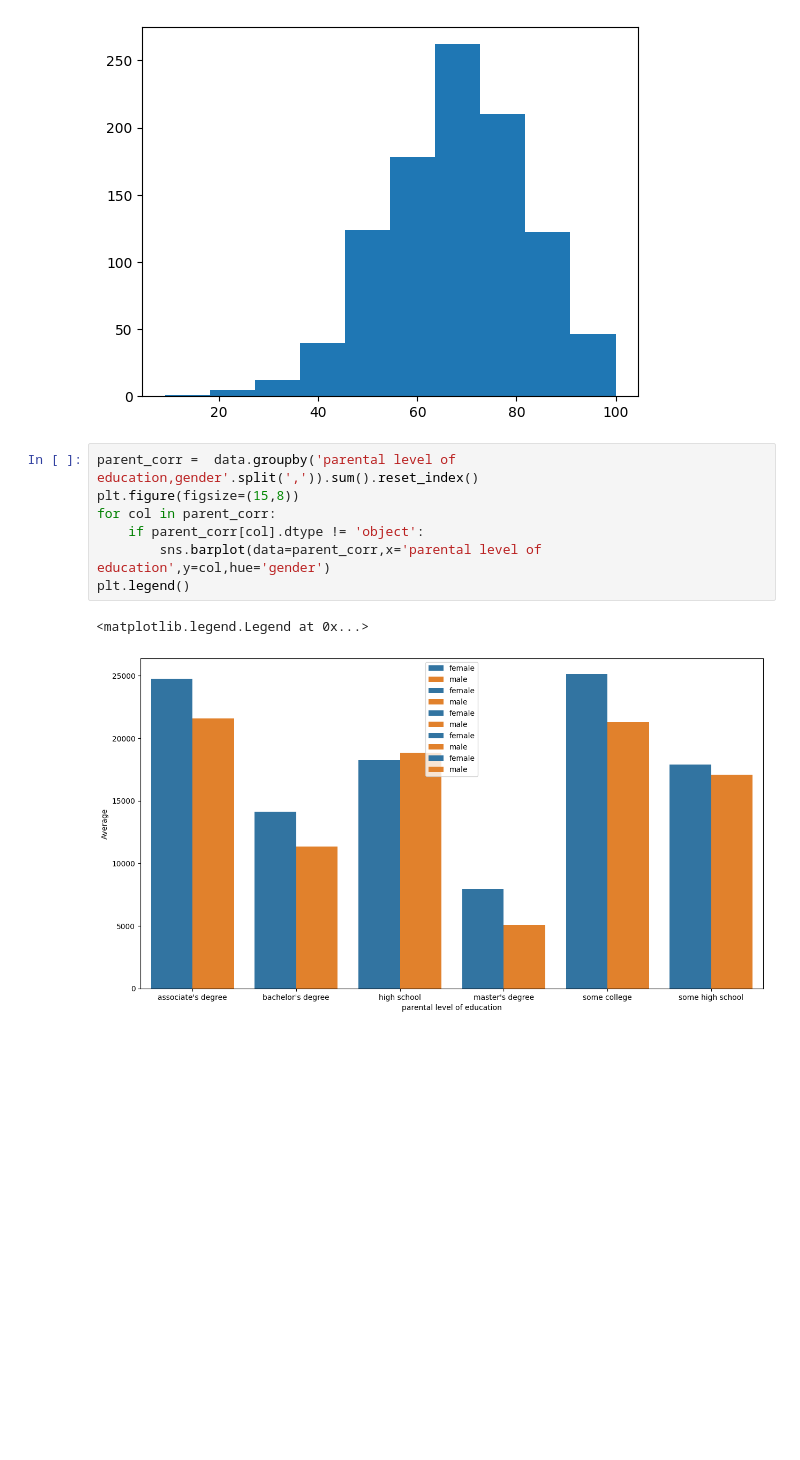
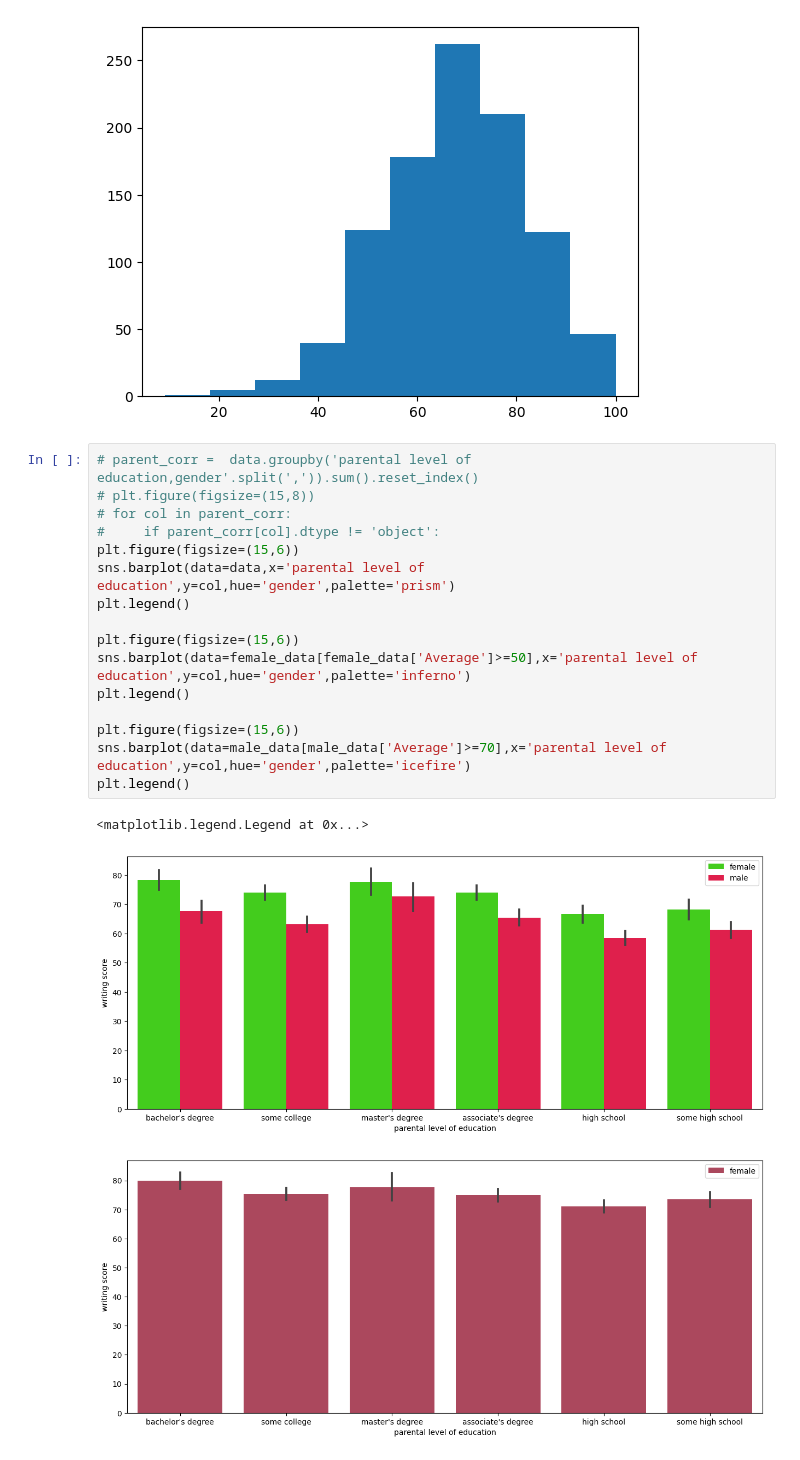
Before and after one commit to 464venkatsai/mlproject_with_deployment1, a Jupyter notebook: notebook/Student Performance Indicator.ipynb, the cells around one changed output. Saved outputs shown, nothing was run; the diff lists cells and outputs as text; blank space fills up the shorter version.

```diff
--- a/notebook/Student Performance Indicator.ipynb
+++ b/notebook/Student Performance Indicator.ipynb
@@ -278,12 +278,22 @@ plt.hist(data['Average'])
  <BarContainer object of 10 artists>)
 [figure]
 # %%
-parent_corr =  data.groupby('parental level of education,gender'.split(',')).sum().reset_index()
-plt.figure(figsize=(15,8))
-for col in parent_corr:
-    if parent_corr[col].dtype != 'object':
-        sns.barplot(data=parent_corr,x='parental level of education',y=col,hue='gender')
+# parent_corr =  data.groupby('parental level of education,gender'.split(',')).sum().reset_index()
+# plt.figure(figsize=(15,8))
+# for col in parent_corr:
+#     if parent_corr[col].dtype != 'object':
+plt.figure(figsize=(15,6))
+sns.barplot(data=data,x='parental level of education',y=col,hue='gender',palette='prism')
 plt.legend()
+
+plt.figure(figsize=(15,6))
+sns.barplot(data=female_data[female_data['Average']>=50],x='parental level of education',y=col,hue='gender',palette='inferno')
+plt.legend()
+
+plt.figure(figsize=(15,6))
+sns.barplot(data=male_data[male_data['Average']>=70],x='parental level of education',y=col,hue='gender',palette='icefire')
+plt.legend()
 # %% [output]
 <matplotlib.legend.Legend at 0x...>
-[figure, old version]
+[figure, new version]
+[figure, added]
```
Also changed, not shown: parts of 31 cells of this notebook, 8 other files.
